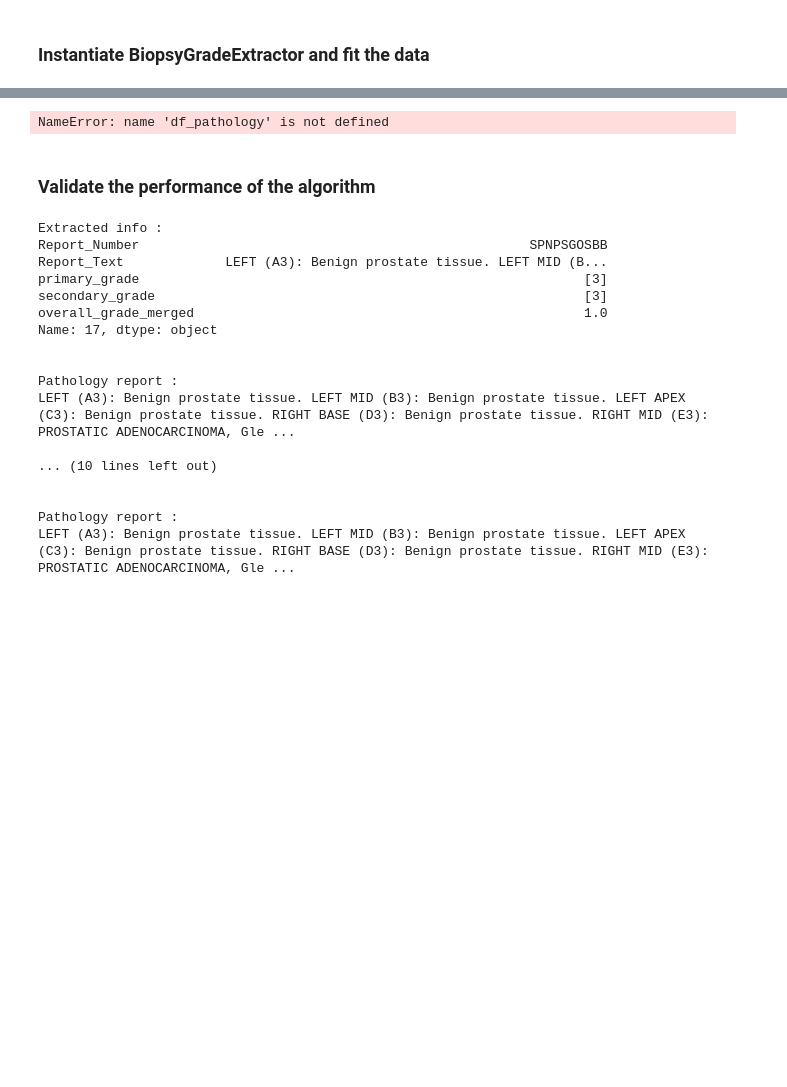
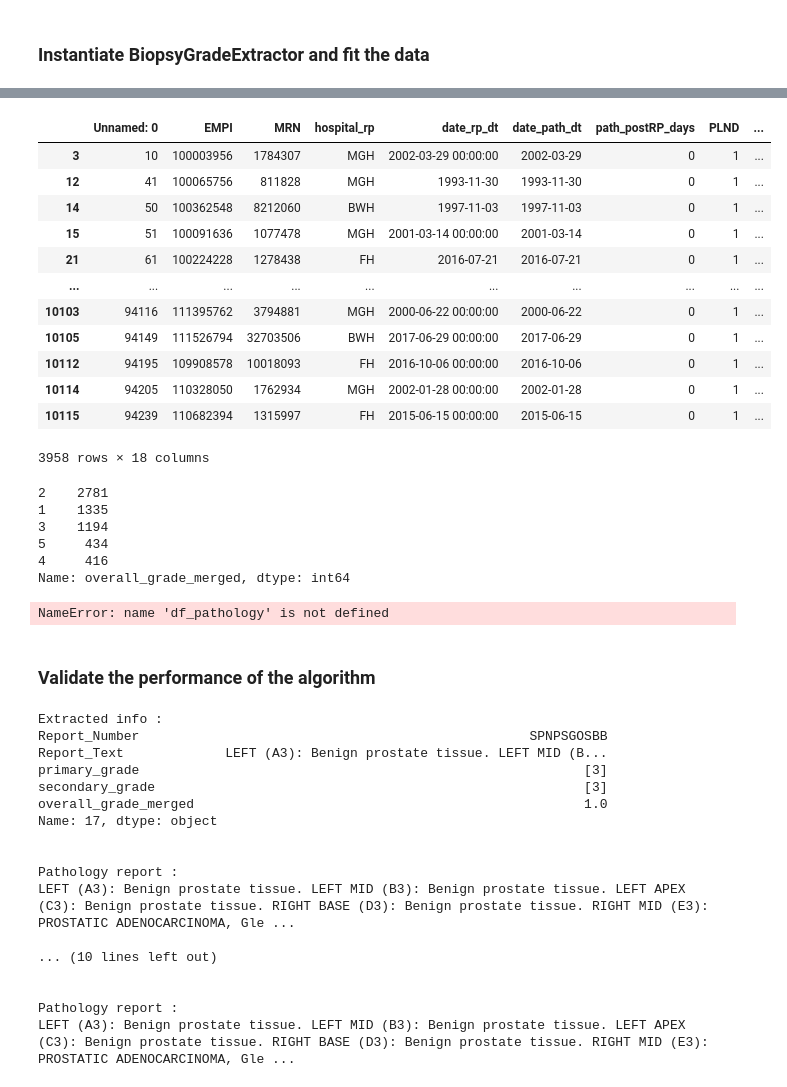
Before and after one commit to wan19990901/MIT-6.871-Project, a Jupyter notebook: prostate_nlp_extraction-main/prostate_grade_extractor/test.ipynb, the cells around one changed output, grey strips where cells are left out. Saved outputs shown, nothing was run; the diff lists cells and outputs as text; code cells hidden in the pictures; blank space fills up the shorter version.

```diff
--- a/prostate_nlp_extraction-main/prostate_grade_extractor/test.ipynb
+++ b/prostate_nlp_extraction-main/prostate_grade_extractor/test.ipynb
@@ -5,5 +5,10 @@ from biopsy_grade_extractor import BiopsyGradeExtractor # load exttractor
 # %% [markdown]
 ### load the dataset which contrains biopsy reports
 # %%
-df_pathology = pd.read_csv('../data/sample_biopsy_reports.csv')
+df_pathology = pd.read_csv('../data/labeled_PSA.csv')
+# %%
+def get_report_number(report):
+    return report.split('accession number: ')[1].split(' report')[0]
+
+df_pathology['Report_Number'] = df_pathology['Report_Text'].apply(get_report_number)
 # %%
@@ -31,4 +23,4 @@ df_pathology_test
 # %%
 extractor = BiopsyGradeExtractor()
-df_result = extractor.fit(df_pathology_test, display_summary = True, return_summary_df = True)
+df_result= extractor.fit(df_pathology, display_summary = True, return_summary_df = True)
 # %% [output]
@@ -54,3 +232,28 @@ df_result[['Report_Text','overall_grade_merged']].sample(100).to_excel('sample_o
+# %%
+df_result[df_result.overall_grade_merged.isna()]
+# %% [output]
+|  | Unnamed: 0 | EMPI | MRN | hospital_rp | date_rp_dt | date_path_dt | path_postRP_days | PLND | ... |
+| 3 | 10 | 100003956 | 1784307 | MGH | 2002-03-29 00:00:00 | 2002-03-29 | 0 | 1 | ... |
+| 12 | 41 | 100065756 | 811828 | MGH | 1993-11-30 | 1993-11-30 | 0 | 1 | ... |
+| 14 | 50 | 100362548 | 8212060 | BWH | 1997-11-03 | 1997-11-03 | 0 | 1 | ... |
+| 15 | 51 | 100091636 | 1077478 | MGH | 2001-03-14 00:00:00 | 2001-03-14 | 0 | 1 | ... |
+| 21 | 61 | 100224228 | 1278438 | FH | 2016-07-21 | 2016-07-21 | 0 | 1 | ... |
+| ... | ... | ... | ... | ... | ... | ... | ... | ... | ... |
+| 10103 | 94116 | 111395762 | 3794881 | MGH | 2000-06-22 00:00:00 | 2000-06-22 | 0 | 1 | ... |
+| 10105 | 94149 | 111526794 | 32703506 | BWH | 2017-06-29 00:00:00 | 2017-06-29 | 0 | 1 | ... |
+| 10112 | 94195 | 109908578 | 10018093 | FH | 2016-10-06 00:00:00 | 2016-10-06 | 0 | 1 | ... |
+| 10114 | 94205 | 110328050 | 1762934 | MGH | 2002-01-28 00:00:00 | 2002-01-28 | 0 | 1 | ... |
+| 10115 | 94239 | 110682394 | 1315997 | FH | 2015-06-15 00:00:00 | 2015-06-15 | 0 | 1 | ... |
+3958 rows × 18 columns
+# %%
+df_result[['Report_Text','overall_grade_merged']]['overall_grade_merged'].value_counts()
+# %% [output]
+2    2781
+1    1335
+3    1194
+5     434
+4     416
+Name: overall_grade_merged, dtype: int64
 # %%
 df_result.overall_grade_merged.iloc[0]
 # %%
```
Also changed, not shown: parts of 7 cells of this notebook, 3 other files.
